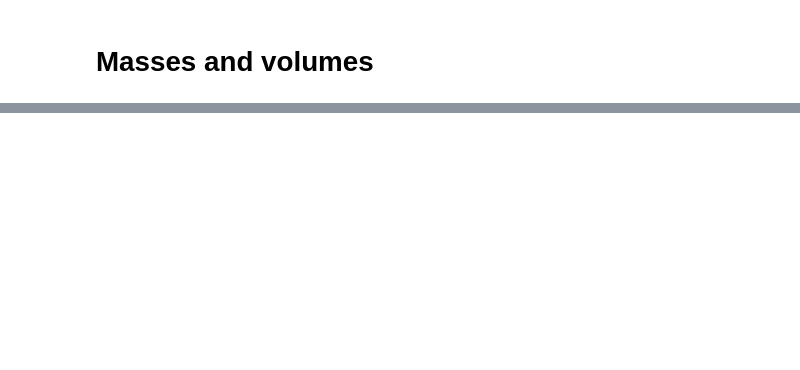
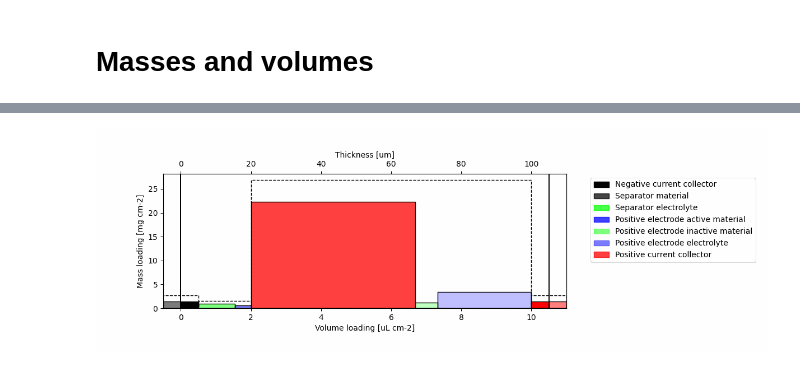
Before and after one commit to pybamm-team/pybamm-tea, a Jupyter notebook: examples/masses_and_volumes.ipynb, the cells around one changed output, grey strips where cells are left out. Cells and saved outputs as stored; diff of their text form; code cells hidden in the pictures; blank space fills up the shorter version.

```diff
--- a/examples/masses_and_volumes.ipynb
+++ b/examples/masses_and_volumes.ipynb
@@ -354,0 +268,81 @@ interactive(children=(FloatSlider(value=0.4, description='y100', max=0.99999, st
+# %%
+# initialize list for gif images
+image_list = []
+
+# set min/max stoichiometries
+y100 = 0.3
+y0 = 0.85
+
+# input
+input_lithium = {
+    # Negative electrode
+    "Negative electrode thickness [m]": 0.0001,
+    "Negative electrode active material volume fraction": 1,
+    "Negative electrode porosity": 0,
+    "Negative electrode active material density [kg.m-3]": 534,
+    "Negative electrode OCP [V]": 0,
+    "Maximum concentration in negative electrode [mol.m-3]": 1e1000,
+    "Initial concentration in negative electrode [mol.m-3]": 0,
+    # Positive electrode
+    "Positive electrode porosity": 1/3,
+    "Positive electrode thickness [m]": 80 * 1e-6,
+    "Positive electrode active material dry mass fraction": 0.95,
+    "Positive electrode active material density [kg.m-3]": 4750, # NMC
+    "Positive electrode inactive material density [kg.m-3]": 1800, # PVdF and CB
+    "Maximum concentration in positive electrode [mol.m-3]": tea_class.parameter_values.get("Maximum concentration in positive electrode [mol.m-3]"),
+    "Initial concentration in positive electrode [mol.m-3]": tea_class.parameter_values.get("Maximum concentration in positive electrode [mol.m-3]") * tea_class.parameter_values.get("Positive electrode initial stoichiometry"),
+    "Positive electrode stoichiometry at 100% SoC": y100,
+    "Positive electrode stoichiometry at 0% SoC": y0,
+    "Positive electrode OCP [V]": pybamm.ParameterValues("Chen2020").get("Positive electrode OCP [V]"),
+    # Other inputs
+    "Electrolyte density [kg.m-3]": 1276,
+    "Negative current collector density [kg.m-3]": 2700,
+    "Positive current collector density [kg.m-3]": 2700,
+    "Negative current collector thickness [m]": 10e-6,
+    "Positive current collector thickness [m]": 10e-6,
+    "Separator density [kg.m-3]": 1000,
+    "Separator porosity": 0.3,
+    "Separator thickness [m]": 15e-6,
+    "Electrode height [m]": 1,
+    "Electrode width [m]": 1,
+    'Ambient temperature [K]': 298.15,
+    'Reference temperature [K]': 298.15,
+    'Positive electrode OCP entropic change [V.K-1]': 0,
+    'Negative electrode OCP entropic change [V.K-1]': 0,
+}
+
+soc = np.linspace(0, 1, 101)
+y_ = y0 - soc * (y0 - y100)
+rho_init = input_lithium["Positive electrode active material density [kg.m-3]"]
+c_max = input_lithium["Maximum concentration in positive electrode [mol.m-3]"]
+
+for y in y_:
+    # calculate transferred lithium and update input
+    n_li_max = pybamm_tea.TEA(input_lithium).stack_energy.get("Positive electrode theoretical capacity [mA.h.cm-2]")
+    input_lithium.update({"Negative electrode thickness [m]": n_li_max * (y0 - y) * 6.941 / 0.534 / 96485 * 3.6 / 100})
+    input_lithium.update({"Positive electrode active material density [kg.m-3]": rho_init - 0.006941 * c_max * (y0 - y)})
+
+    # create a TEA class and plot the masses and volumes
+    tea_class_lithium = pybamm_tea.TEA(input_lithium)
+    tea_class_lithium.plot_masses_and_volumes()
+
+    # Save the plot to a buffer
+    buf = io.BytesIO()
+    plt.savefig(buf, format='png')
+    buf.seek(0)
+
+    # Append the image to the list
+    image = Image.open(buf)
+    image_list.append(image)
+
+    # Clear the figure for the next iteration
+    plt.clf()
+    plt.close("all")
+
+# Create a GIF
+image_list[0].save('output.gif', save_all=True, append_images=image_list[1:], duration=100, loop=0)
+
+# Display the GIF in a notebook
+display(IPyImage(filename="output.gif"))
+# %% [output]
+[figure, added]
```
Also changed, not shown: parts of 16 cells of this notebook, 14 other files.
